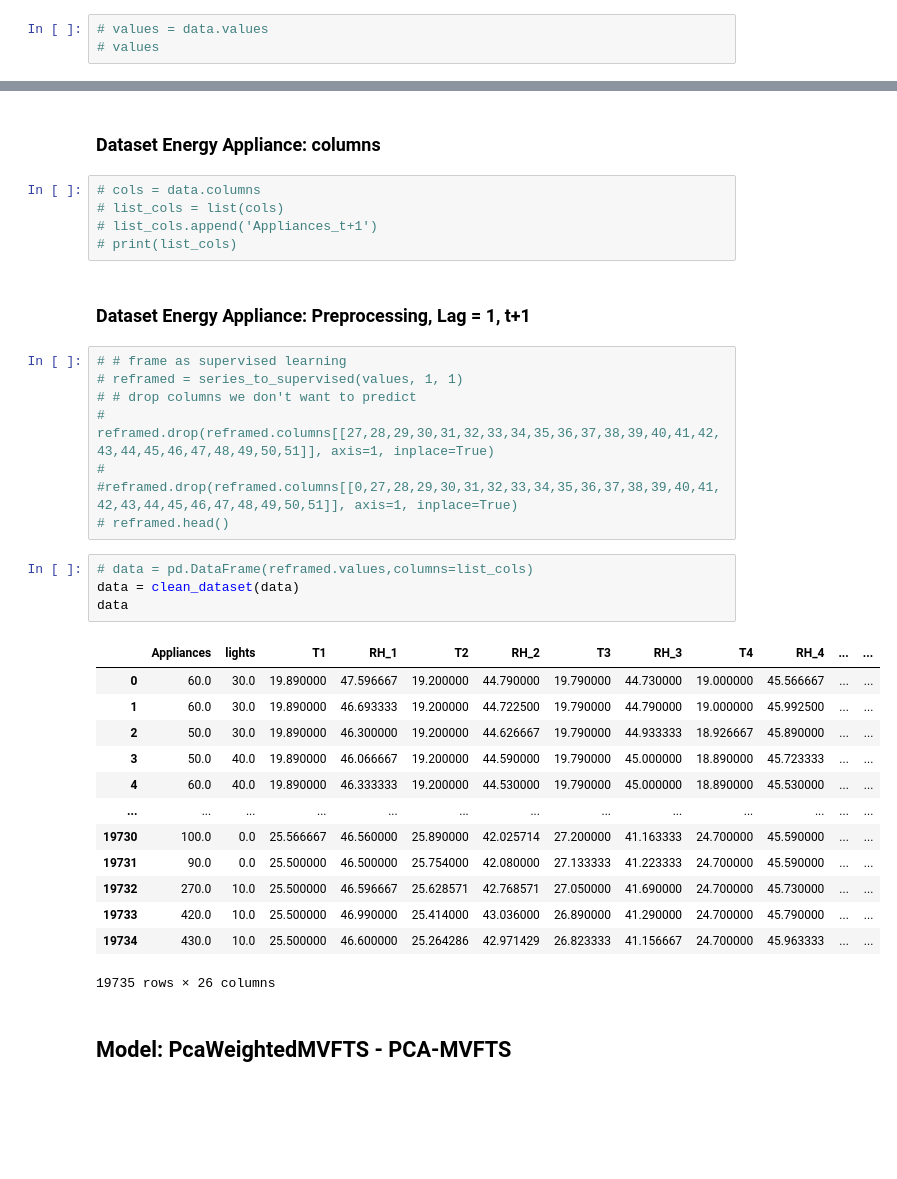
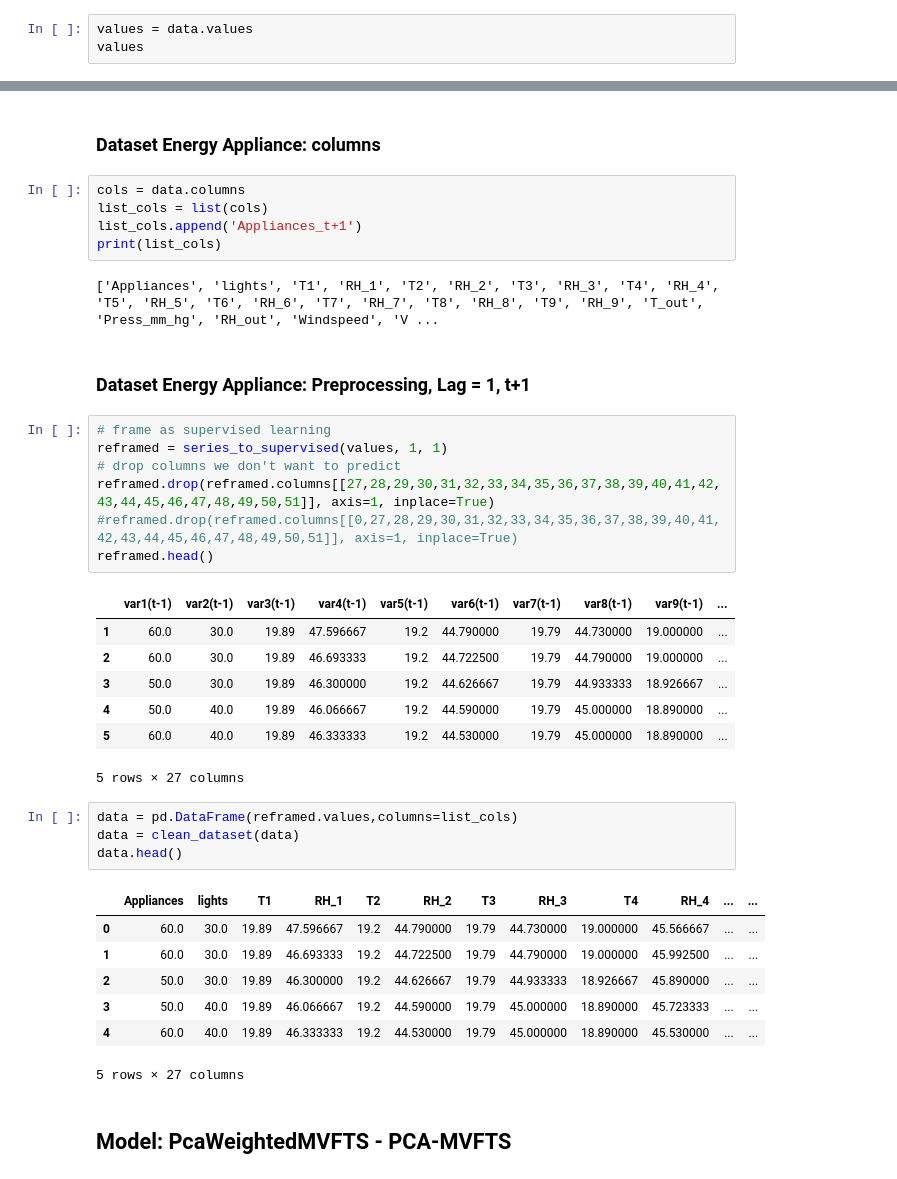
Before and after one commit to MatheusCascalho/Appliance-Energy-Prediction, a Jupyter notebook: notebooks/experimentos_artigo/artigo_appliances/pca_wmvfts.ipynb, the cells around one changed output, grey strips where cells are left out. Cells and saved outputs as stored; diff of their text form; blank space fills up the shorter version.

```diff
--- a/notebooks/experimentos_artigo/artigo_appliances/pca_wmvfts.ipynb
+++ b/notebooks/experimentos_artigo/artigo_appliances/pca_wmvfts.ipynb
@@ -97,5 +97,5 @@ data
 | 19734 | 430.0 | 10.0 | 25.500000 | 46.600000 | 25.264286 | 42.971429 | 26.823333 | 41.156667 | 24.700000 | 45.963333 | ... | ... |
 19735 rows × 26 columns
 # %%
-# values = data.values
-# values
+values = data.values
+values
@@ -102,37 +116,41 @@ data
 # %% [markdown]
 ### Dataset Energy Appliance: columns
 # %%
-# cols = data.columns
-# list_cols = list(cols)
-# list_cols.append('Appliances_t+1')
-# print(list_cols)
+cols = data.columns
+list_cols = list(cols)
+list_cols.append('Appliances_t+1')
+print(list_cols)
+# %% [output]
+['Appliances', 'lights', 'T1', 'RH_1', 'T2', 'RH_2', 'T3', 'RH_3', 'T4', 'RH_4', 'T5', 'RH_5', 'T6', 'RH_6', 'T7', 'RH_7', 'T8', 'RH_8', 'T9', 'RH_9', 'T_out', 'Press_mm_hg', 'RH_out', 'Windspeed', 'V ...
 # %% [markdown]
 ### Dataset Energy Appliance: Preprocessing, Lag = 1, t+1
 # %%
-# # frame as supervised learning
-# reframed = series_to_supervised(values, 1, 1)
-# # drop columns we don't want to predict
-# reframed.drop(reframed.columns[[27,28,29,30,31,32,33,34,35,36,37,38,39,40,41,42,43,44,45,46,47,48,49,50,51]], axis=1, inplace=True)
-# #reframed.drop(reframed.columns[[0,27,28,29,30,31,32,33,34,35,36,37,38,39,40,41,42,43,44,45,46,47,48,49,50,51]], axis=1, inplace=True)
-# reframed.head()
+# frame as supervised learning
+reframed = series_to_supervised(values, 1, 1)
+# drop columns we don't want to predict
+reframed.drop(reframed.columns[[27,28,29,30,31,32,33,34,35,36,37,38,39,40,41,42,43,44,45,46,47,48,49,50,51]], axis=1, inplace=True)
+#reframed.drop(reframed.columns[[0,27,28,29,30,31,32,33,34,35,36,37,38,39,40,41,42,43,44,45,46,47,48,49,50,51]], axis=1, inplace=True)
+reframed.head()
+# %% [output]
+|  | var1(t-1) | var2(t-1) | var3(t-1) | var4(t-1) | var5(t-1) | var6(t-1) | var7(t-1) | var8(t-1) | var9(t-1) | ... |
+| 1 | 60.0 | 30.0 | 19.89 | 47.596667 | 19.2 | 44.790000 | 19.79 | 44.730000 | 19.000000 | ... |
+| 2 | 60.0 | 30.0 | 19.89 | 46.693333 | 19.2 | 44.722500 | 19.79 | 44.790000 | 19.000000 | ... |
+| 3 | 50.0 | 30.0 | 19.89 | 46.300000 | 19.2 | 44.626667 | 19.79 | 44.933333 | 18.926667 | ... |
+| 4 | 50.0 | 40.0 | 19.89 | 46.066667 | 19.2 | 44.590000 | 19.79 | 45.000000 | 18.890000 | ... |
+| 5 | 60.0 | 40.0 | 19.89 | 46.333333 | 19.2 | 44.530000 | 19.79 | 45.000000 | 18.890000 | ... |
+5 rows × 27 columns
 # %%
-# data = pd.DataFrame(reframed.values,columns=list_cols)
+data = pd.DataFrame(reframed.values,columns=list_cols)
 data = clean_dataset(data)
-data
+data.head()
 # %% [output]
 |  | Appliances | lights | T1 | RH_1 | T2 | RH_2 | T3 | RH_3 | T4 | RH_4 | ... | ... |
-| 0 | 60.0 | 30.0 | 19.890000 | 47.596667 | 19.200000 | 44.790000 | 19.790000 | 44.730000 | 19.000000 | 45.566667 | ... | ... |
-| 1 | 60.0 | 30.0 | 19.890000 | 46.693333 | 19.200000 | 44.722500 | 19.790000 | 44.790000 | 19.000000 | 45.992500 | ... | ... |
-| 2 | 50.0 | 30.0 | 19.890000 | 46.300000 | 19.200000 | 44.626667 | 19.790000 | 44.933333 | 18.926667 | 45.890000 | ... | ... |
-| 3 | 50.0 | 40.0 | 19.890000 | 46.066667 | 19.200000 | 44.590000 | 19.790000 | 45.000000 | 18.890000 | 45.723333 | ... | ... |
-| 4 | 60.0 | 40.0 | 19.890000 | 46.333333 | 19.200000 | 44.530000 | 19.790000 | 45.000000 | 18.890000 | 45.530000 | ... | ... |
-| ... | ... | ... | ... | ... | ... | ... | ... | ... | ... | ... | ... | ... |
-| 19730 | 100.0 | 0.0 | 25.566667 | 46.560000 | 25.890000 | 42.025714 | 27.200000 | 41.163333 | 24.700000 | 45.590000 | ... | ... |
-| 19731 | 90.0 | 0.0 | 25.500000 | 46.500000 | 25.754000 | 42.080000 | 27.133333 | 41.223333 | 24.700000 | 45.590000 | ... | ... |
-| 19732 | 270.0 | 10.0 | 25.500000 | 46.596667 | 25.628571 | 42.768571 | 27.050000 | 41.690000 | 24.700000 | 45.730000 | ... | ... |
-| 19733 | 420.0 | 10.0 | 25.500000 | 46.990000 | 25.414000 | 43.036000 | 26.890000 | 41.290000 | 24.700000 | 45.790000 | ... | ... |
-| 19734 | 430.0 | 10.0 | 25.500000 | 46.600000 | 25.264286 | 42.971429 | 26.823333 | 41.156667 | 24.700000 | 45.963333 | ... | ... |
+| 0 | 60.0 | 30.0 | 19.89 | 47.596667 | 19.2 | 44.790000 | 19.79 | 44.730000 | 19.000000 | 45.566667 | ... | ... |
+| 1 | 60.0 | 30.0 | 19.89 | 46.693333 | 19.2 | 44.722500 | 19.79 | 44.790000 | 19.000000 | 45.992500 | ... | ... |
+| 2 | 50.0 | 30.0 | 19.89 | 46.300000 | 19.2 | 44.626667 | 19.79 | 44.933333 | 18.926667 | 45.890000 | ... | ... |
+| 3 | 50.0 | 40.0 | 19.89 | 46.066667 | 19.2 | 44.590000 | 19.79 | 45.000000 | 18.890000 | 45.723333 | ... | ... |
+| 4 | 60.0 | 40.0 | 19.89 | 46.333333 | 19.2 | 44.530000 | 19.79 | 45.000000 | 18.890000 | 45.530000 | ... | ... |
-19735 rows × 26 columns
+5 rows × 27 columns
 # %% [markdown]
 ## Model: PcaWeightedMVFTS - PCA-MVFTS
 # %%
```
Also changed, not shown: parts of 5 cells of this notebook, 2 other files.
